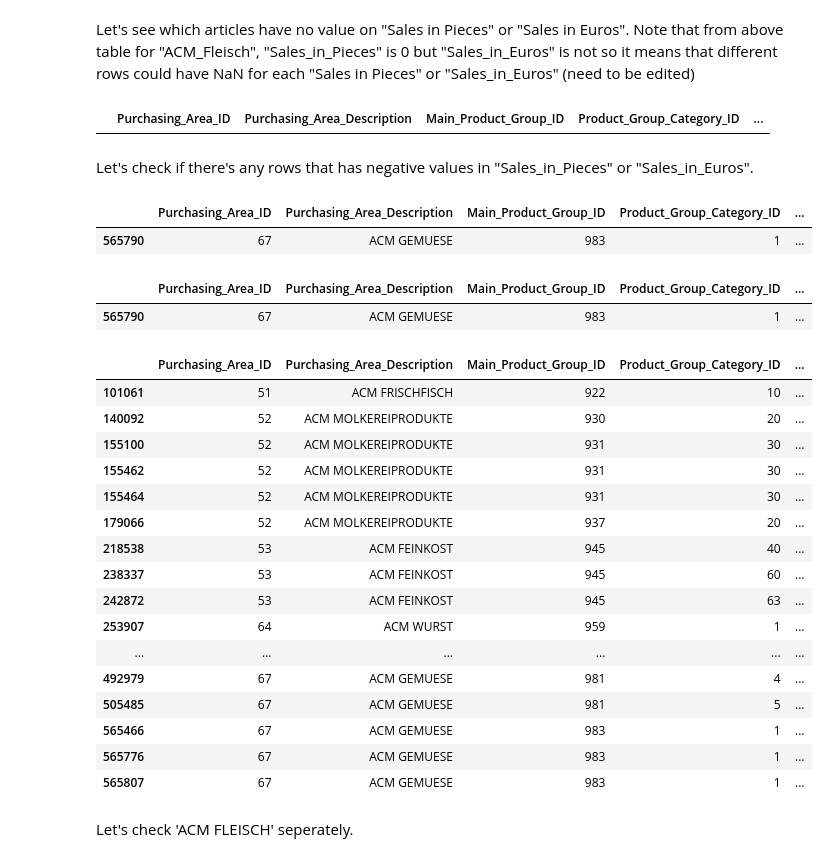
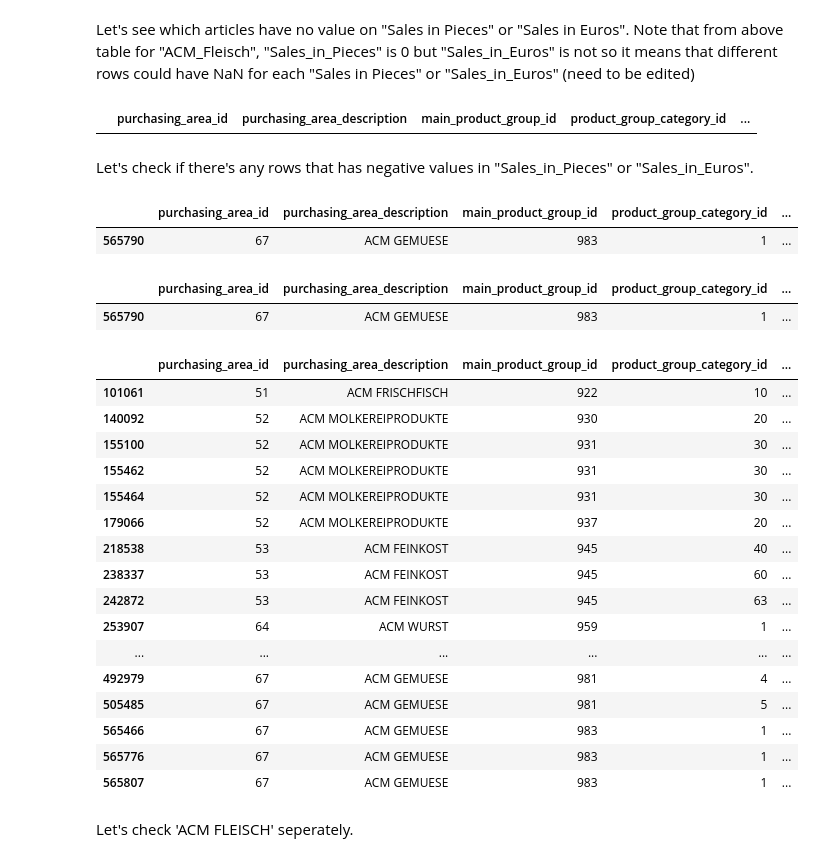
Before and after one commit to thdvbr/nofoodwaste_data, a Jupyter notebook: metronom.ipynb, the cells around one changed output. Drawn from its saved outputs; the diff is of its cells as text; code cells hidden in the pictures.

```diff
--- a/metronom.ipynb
+++ b/metronom.ipynb
@@ -174,7 +197,7 @@ df
 # %% [markdown]
 We can see that for "Monthly shrinkage in euros" they are using commas and other columns such as "Monthly shrinkage in pieces" are using periods. We will change the commas to period so we can work with them properly.
 # %%
-df["Monthly_Shrinkage_in_Euros"].replace(',','.',inplace = True, regex = True)
+df["monthly_shrinkage_in_euros"].replace(',','.',inplace = True, regex = True)
 # %%
 df.head()
 # %% [output]
@@ -207,7 +230,7 @@ dtype: object
 # %% [markdown]
 Monthly Shrinkage in euros should be numerical value but it's stored as object types. We need to convert these into numeric types.
 # %%
-df[["Monthly_Shrinkage_in_Euros"]] = df[["Monthly_Shrinkage_in_Euros"]].apply(pd.to_numeric)
+df[["monthly_shrinkage_in_euros"]] = df[["monthly_shrinkage_in_euros"]].apply(pd.to_numeric)
 # %%
 df.dtypes
 # %% [output]
@@ -246,7 +261,7 @@ positive_shrinkage
 # %% [markdown]
 There are 8 items that shows positive shrinkage. We will only look at the rows that is 0 or smaller.
 # %%
-df = df[df.Monthly_Shrinkage_in_Euros <= 0]
+df = df[df.monthly_shrinkage_in_euros <= 0]
 # %% [markdown]
 It leaves us 589 rows.
 # %%
@@ -354,7 +349,7 @@ See the caveats in the documentation: https://pandas.pydata.org/pandas-docs/stab
 # %% [markdown]
 Lastly, we will change the data type of all the categorical columns such as 'Purchasing_Area_ID', 'Purchasing_Area_Description', 'Main_Product_Group_ID', 'Product_Group_Category_ID', 'Product_Group_Category_Description', 'Product_Subgroup_Category_ID', 'Product_Subgroup_Category_Description', 'ART_NO', 'ART_NAME' from object to category.
 # %%
-for col in ['Purchasing_Area_ID', 'Purchasing_Area_Description', 'Main_Product_Group_ID', 'Product_Group_Category_ID', 'Product_Group_Category_Description', 'Product_Subgroup_Category_ID', 'Product_Subgroup_Category_Description', 'ART_NO', 'ART_NAME']:
+for col in ['purchasing_area_id', 'purchasing_area_description', 'main_product_group_id', 'product_group_category_id', 'product_group_category_description', 'product_subgroup_category_id', 'product_subgroup_category_description', 'ART_NO', 'ART_NAME']:
     df[col] = df[col].astype('category')
 df.dtypes
 # %% [output]
@@ -414,26 +405,26 @@ df.groupby("Purchasing_Area_Description").sum()
 # %% [markdown]
 Let's see which articles have no value on "Sales in Pieces" or "Sales in Euros". Note that from above table for "ACM_Fleisch", "Sales_in_Pieces" is 0 but "Sales_in_Euros" is not so it means that different rows could have NaN for each "Sales in Pieces" or "Sales_in_Euros" (need to be edited)
 # %%
-temp = df[df['Sales_in_Pieces'].isnull()]
-temp[temp['Sales_in_Euros'].notnull()]
+temp = df[df['sales_in_pieces'].isnull()]
+temp[temp['sales_in_euros'].notnull()]
 # %% [output]
-|  | Purchasing_Area_ID | Purchasing_Area_Description | Main_Product_Group_ID | Product_Group_Category_ID | ... |
+|  | purchasing_area_id | purchasing_area_description | main_product_group_id | product_group_category_id | ... |
 # %% [markdown]
 Let's check if there's any rows that has negative values in "Sales_in_Pieces" or "Sales_in_Euros".
 # %%
-df[df['Sales_in_Pieces'] < 0 ]
+df[df['sales_in_pieces'] < 0 ]
 # %% [output]
-|  | Purchasing_Area_ID | Purchasing_Area_Description | Main_Product_Group_ID | Product_Group_Category_ID | ... |
+|  | purchasing_area_id | purchasing_area_description | main_product_group_id | product_group_category_id | ... |
 | 565790 | 67 | ACM GEMUESE | 983 | 1 | ... |
 # %%
-df[df['Sales_in_Euros'] < 0]
+df[df['sales_in_euros'] < 0]
 # %% [output]
-|  | Purchasing_Area_ID | Purchasing_Area_Description | Main_Product_Group_ID | Product_Group_Category_ID | ... |
+|  | purchasing_area_id | purchasing_area_description | main_product_group_id | product_group_category_id | ... |
 | 565790 | 67 | ACM GEMUESE | 983 | 1 | ... |
 # %%
-df[df['Stocks_in_Euros_per_Day'] < 0]
+df[df['stocks_in_euros_per_day'] < 0]
 # %% [output]
-|  | Purchasing_Area_ID | Purchasing_Area_Description | Main_Product_Group_ID | Product_Group_Category_ID | ... |
+|  | purchasing_area_id | purchasing_area_description | main_product_group_id | product_group_category_id | ... |
 | 101061 | 51 | ACM FRISCHFISCH | 922 | 10 | ... |
 | 140092 | 52 | ACM MOLKEREIPRODUKTE | 930 | 20 | ... |
 | 155100 | 52 | ACM MOLKEREIPRODUKTE | 931 | 30 | ... |
```
Also changed, not shown: parts of 62 cells of this notebook.
